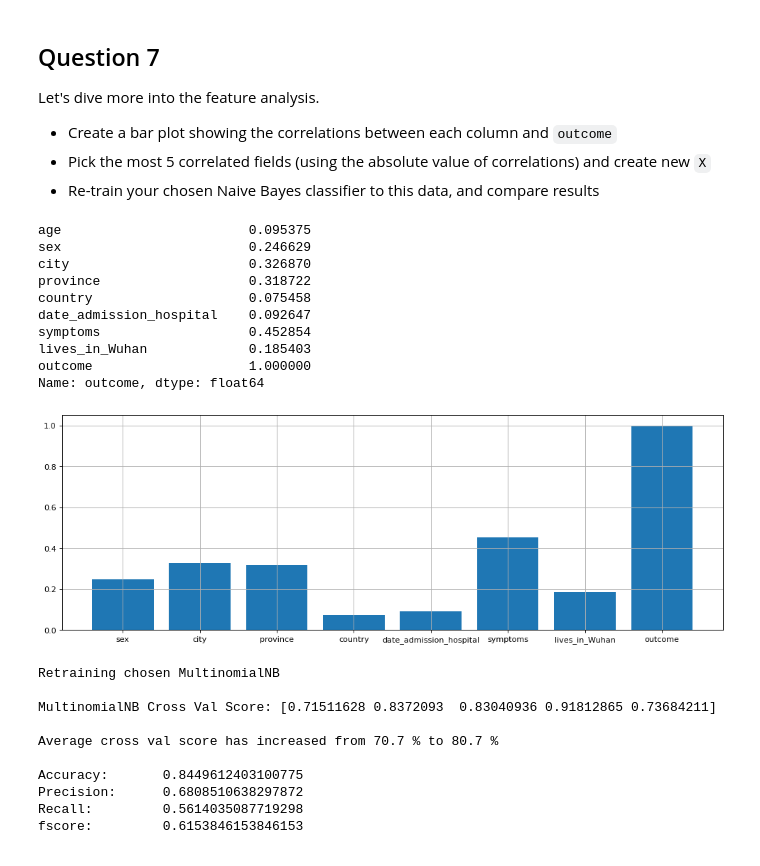
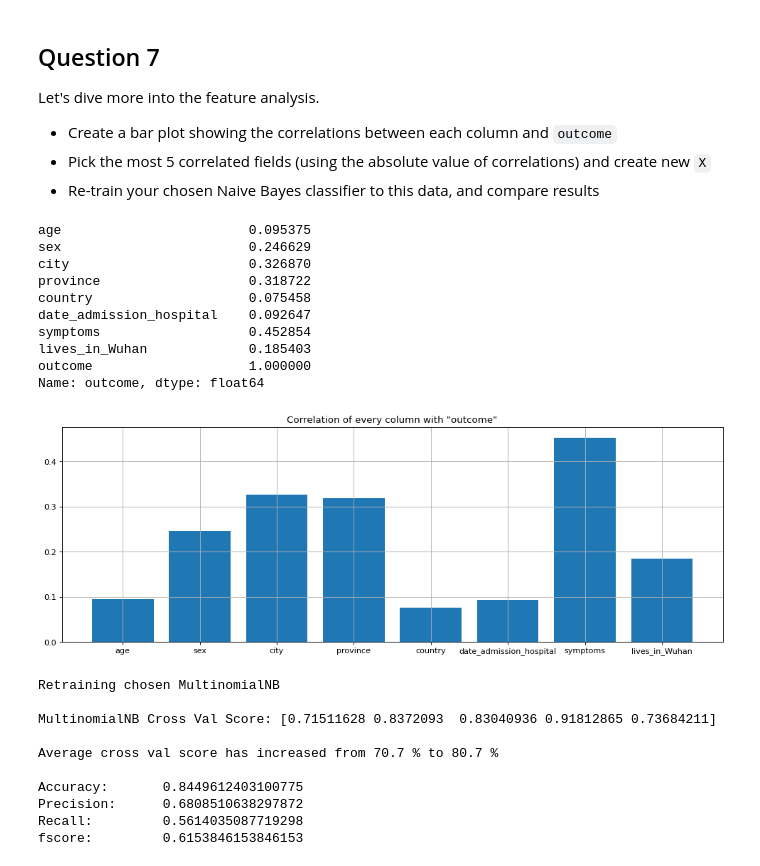
Before and after one commit to SamiAlavi/COVID-19-Predictive-Model, a Jupyter notebook: Assignment_02.ipynb, the cells around one changed output. Drawn from its saved outputs; the diff is of its cells as text; code cells hidden in the pictures.

```diff
--- a/Assignment_02.ipynb
+++ b/Assignment_02.ipynb
@@ -59,10 +63,10 @@ printRed('\nCOVID19_line_list_data.csv (correlating to the outcome)')
 print(corr)
 printRed('\nCOVID19_line_list_data.csv (not correlating to the outcome)')
 print(getnoncorr(columns,corr))
+print()
 
 df_org = pd.read_csv('COVID19_open_line_list.csv')
 columns = df_org.columns
-df_org = df_org[columns]
 
 corr = ['age','sex','city','province','country',
                 'date_onset_symptoms','date_admission_hospital','symptoms',
@@ -487,34 +491,35 @@ Let's dive more into the feature analysis.
 # %%
 corr_matrix = encdf.corr()['outcome'].abs()
 print(corr_matrix)
 
-xaxis = corr_matrix[1:].keys()
-yaxis = corr_matrix[1:]
+xaxis = corr_matrix[:-1].keys()
+yaxis = corr_matrix[:-1]
 
 plt.figure(num=None, figsize=(15, 5), dpi=80, facecolor='w', edgecolor='k')
 plt.bar(xaxis,yaxis)
 plt.grid(True)
+plt.title('Correlation of every column with "outcome"')
 plt.show()
 
 corr_matrix = corr_matrix.sort_values(ascending=False)
 xaxis = corr_matrix[1:].keys()
 topcols = list(xaxis[:5])
 topcols.append('outcome')
 
 newdf = encdf.copy()
 newdf = newdf[topcols]
 # %% [output]
 age                        0.095375
 sex                        0.246629
 city                       0.326870
 province                   0.318722
 country                    0.075458
 date_admission_hospital    0.092647
 symptoms                   0.452854
 lives_in_Wuhan             0.185403
 outcome                    1.000000
 Name: outcome, dtype: float64
-[figure, old version]
+[figure, new version]
 # %%
 printRed('Retraining chosen MultinomialNB\n')
 
```
Also changed, not shown: parts of 15 cells of this notebook.
